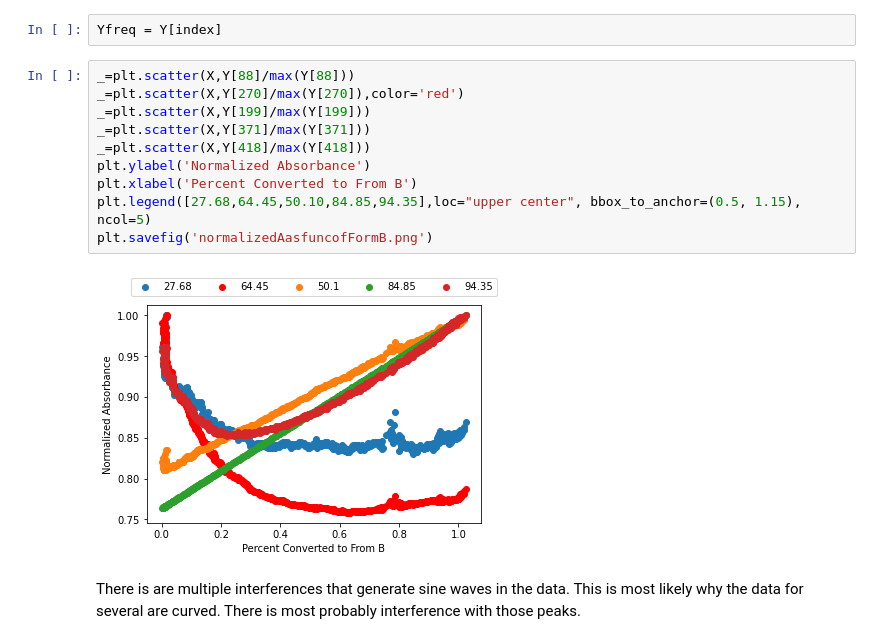
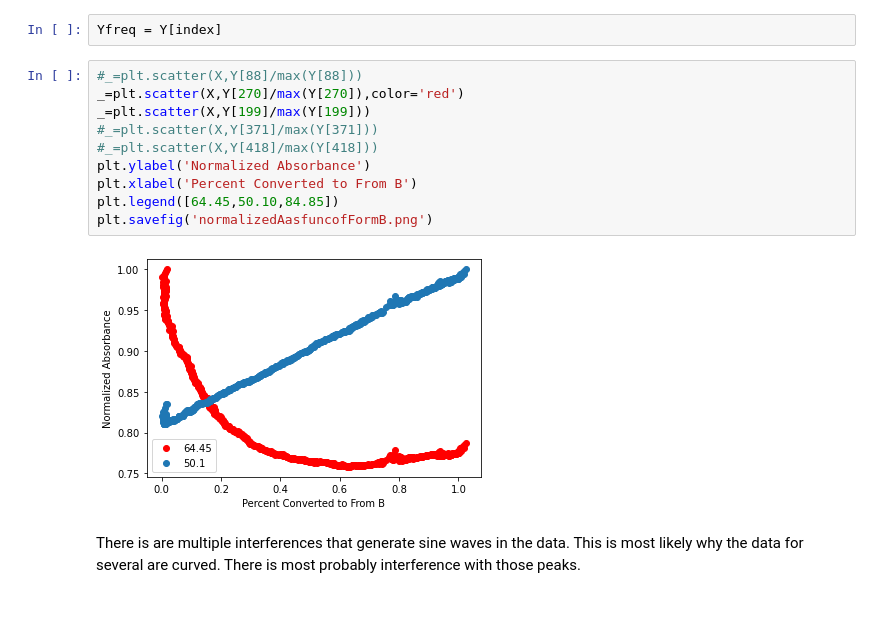
Before and after one commit to michaellaephillips/THzProject, a Jupyter notebook: THzProject.ipynb, the cells around one changed output. Saved outputs shown, nothing was run; the diff lists cells and outputs as text; blank space fills up the shorter version.

```diff
--- a/THzProject.ipynb
+++ b/THzProject.ipynb
@@ -191,17 +284,17 @@ Name: cm-1, dtype: float64
 # %%
 Yfreq = Y[index]
 # %%
-_=plt.scatter(X,Y[88]/max(Y[88]))
+#_=plt.scatter(X,Y[88]/max(Y[88]))
 _=plt.scatter(X,Y[270]/max(Y[270]),color='red')
 _=plt.scatter(X,Y[199]/max(Y[199]))
-_=plt.scatter(X,Y[371]/max(Y[371]))
-_=plt.scatter(X,Y[418]/max(Y[418]))
+#_=plt.scatter(X,Y[371]/max(Y[371]))
+#_=plt.scatter(X,Y[418]/max(Y[418]))
 plt.ylabel('Normalized Absorbance')
 plt.xlabel('Percent Converted to From B')
-plt.legend([27.68,64.45,50.10,84.85,94.35],loc="upper center", bbox_to_anchor=(0.5, 1.15), ncol=5)
+plt.legend([64.45,50.10,84.85])
 plt.savefig('normalizedAasfuncofFormB.png')
 # %% [output]
-[figure, old version]
+[figure, new version]
 # %% [markdown]
 There is are multiple interferences that generate sine waves in the data. This is most likely why the data for several are curved. There is most probably interference with those peaks.
 # %%
```
Also changed, not shown: parts of 29 cells of this notebook, 13 other files.
